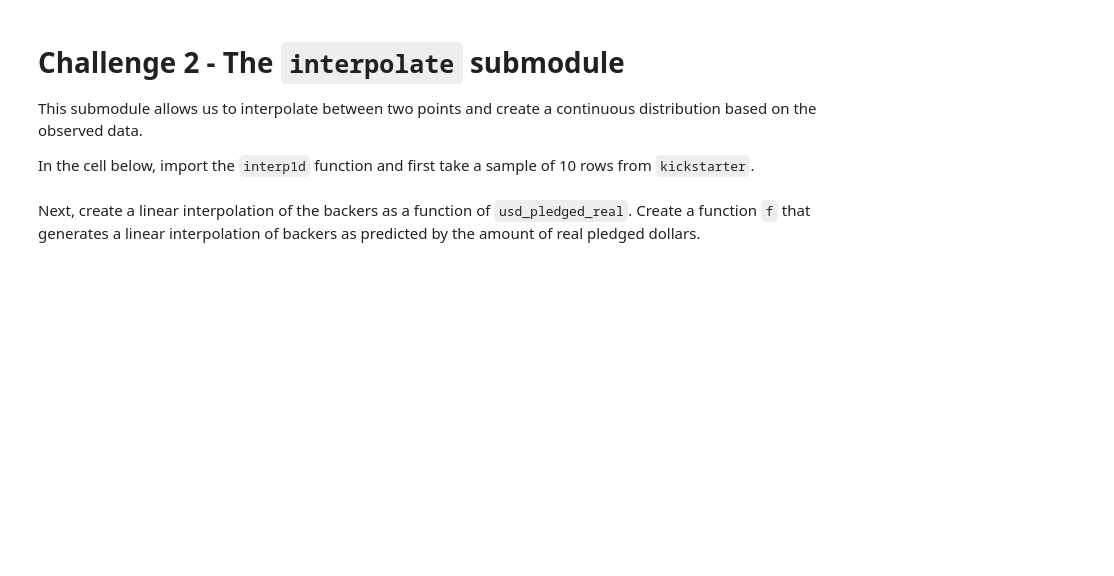
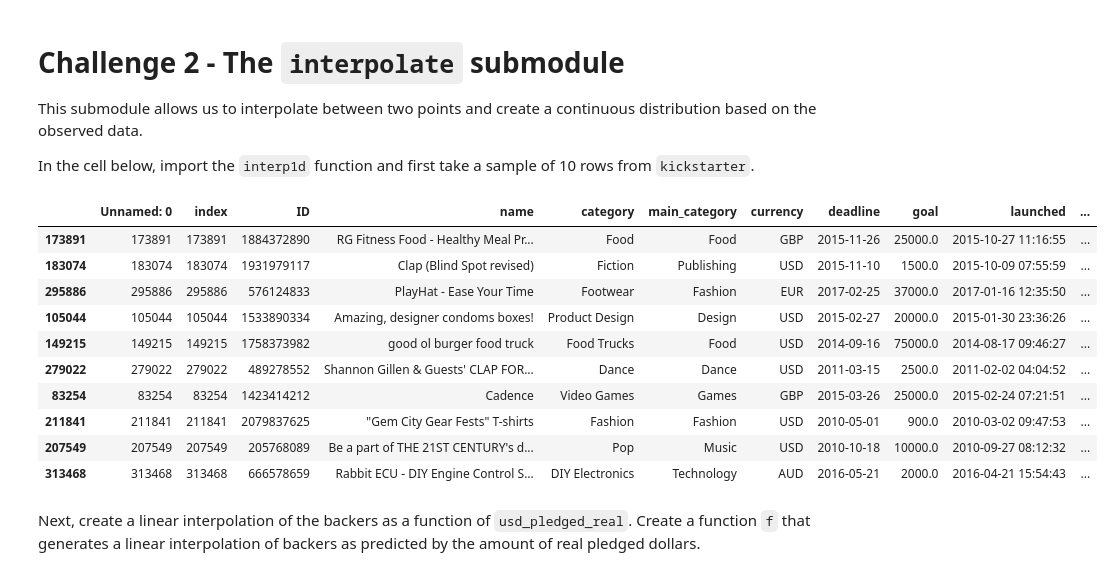
Before and after one commit to ta-data-bcn/lab-intro-to-scipy, a Jupyter notebook: your-code/main.ipynb, the cells around one changed output. Drawn from its saved outputs; the diff is of its cells as text; code cells hidden in the pictures; blank space fills up the shorter version.

Commit message:
lab done
Just one tiny part of the challenge 2 not done

```diff
--- a/your-code/main.ipynb
+++ b/your-code/main.ipynb
@@ -129,5 +129,21 @@ This submodule allows us to interpolate between two points and create a continuo
 In the cell below, import the `interp1d` function and first take a sample of 10 rows from `kickstarter`.
 # %%
 # Your code here:
+
+from scipy import interpolate
+
+ks_10rows = ks.sample(10)
+# %% [output]
+|  | Unnamed: 0 | index | ID | name | category | main_category | currency | deadline | goal | launched | ... |
+| 173891 | 173891 | 173891 | 1884372890 | RG Fitness Food - Healthy Meal Pr... | Food | Food | GBP | 2015-11-26 | 25000.0 | 2015-10-27 11:16:55 | ... |
+| 183074 | 183074 | 183074 | 1931979117 | Clap (Blind Spot revised) | Fiction | Publishing | USD | 2015-11-10 | 1500.0 | 2015-10-09 07:55:59 | ... |
+| 295886 | 295886 | 295886 | 576124833 | PlayHat - Ease Your Time | Footwear | Fashion | EUR | 2017-02-25 | 37000.0 | 2017-01-16 12:35:50 | ... |
+| 105044 | 105044 | 105044 | 1533890334 | Amazing, designer condoms boxes! | Product Design | Design | USD | 2015-02-27 | 20000.0 | 2015-01-30 23:36:26 | ... |
+| 149215 | 149215 | 149215 | 1758373982 | good ol burger food truck | Food Trucks | Food | USD | 2014-09-16 | 75000.0 | 2014-08-17 09:46:27 | ... |
+| 279022 | 279022 | 279022 | 489278552 | Shannon Gillen & Guests' CLAP FOR... | Dance | Dance | USD | 2011-03-15 | 2500.0 | 2011-02-02 04:04:52 | ... |
+| 83254 | 83254 | 83254 | 1423414212 | Cadence | Video Games | Games | GBP | 2015-03-26 | 25000.0 | 2015-02-24 07:21:51 | ... |
+| 211841 | 211841 | 211841 | 2079837625 | "Gem City Gear Fests" T-shirts | Fashion | Fashion | USD | 2010-05-01 | 900.0 | 2010-03-02 09:47:53 | ... |
+| 207549 | 207549 | 207549 | 205768089 | Be a part of THE 21ST CENTURY's d... | Pop | Music | USD | 2010-10-18 | 10000.0 | 2010-09-27 08:12:32 | ... |
+| 313468 | 313468 | 313468 | 666578659 | Rabbit ECU - DIY Engine Control S... | DIY Electronics | Technology | AUD | 2016-05-21 | 2000.0 | 2016-04-21 15:54:43 | ... |
 # %% [markdown]
 Next, create a linear interpolation of the backers as a function of `usd_pledged_real`. Create a function `f` that generates a linear interpolation of backers as predicted by the amount of real pledged dollars.
```
Also changed, not shown: parts of 4 cells of this notebook.
